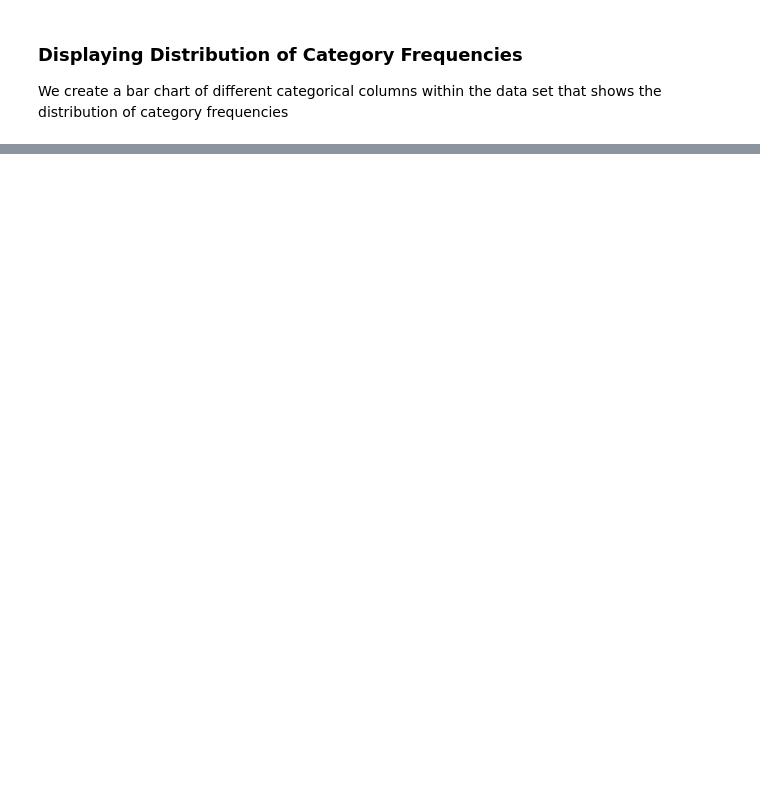
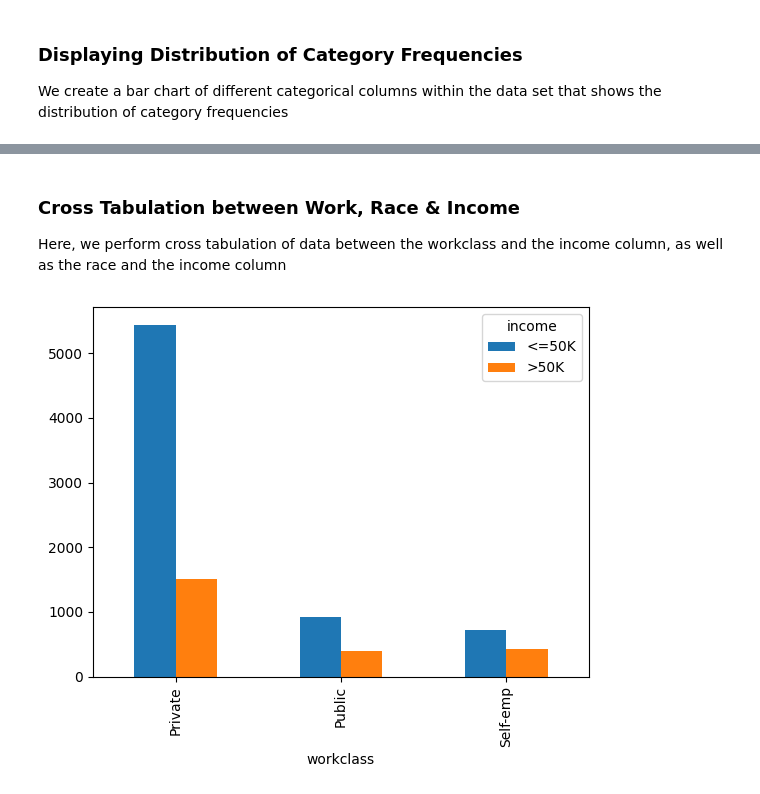
Before and after one commit to CSC-2611-AI-Tools/Week-Six-Lab-Repository, a Jupyter notebook: chowdhuryj_lab_6.ipynb, the cells around one changed output, grey strips where cells are left out. Saved outputs shown, nothing was run; the diff lists cells and outputs as text; code cells hidden in the pictures; blank space fills up the shorter version.

```diff
--- a/chowdhuryj_lab_6.ipynb
+++ b/chowdhuryj_lab_6.ipynb
@@ -201,0 +182,10 @@ plt.show()
+# %% [markdown]
+### Cross Tabulation between Work, Race & Income
+Here, we perform cross tabulation of data between the workclass and the income column, as well as the race and the income column
+# %%
+# cross tabulation between work class and income attribute
+work_race_grouped = pd.crosstab(read_data['workclass'], read_data['income'])
+work_race_grouped.plot(kind="bar")
+plt.show()
+# %% [output]
+[figure, added]
```
Also changed, not shown: parts of 66 cells of this notebook, 2 other files.
